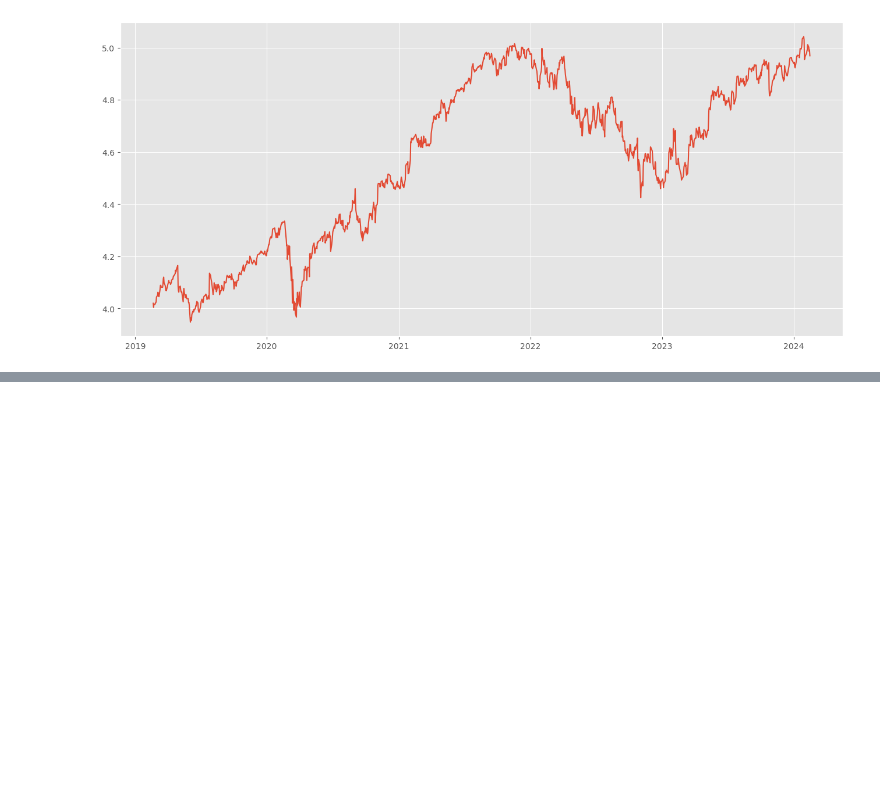
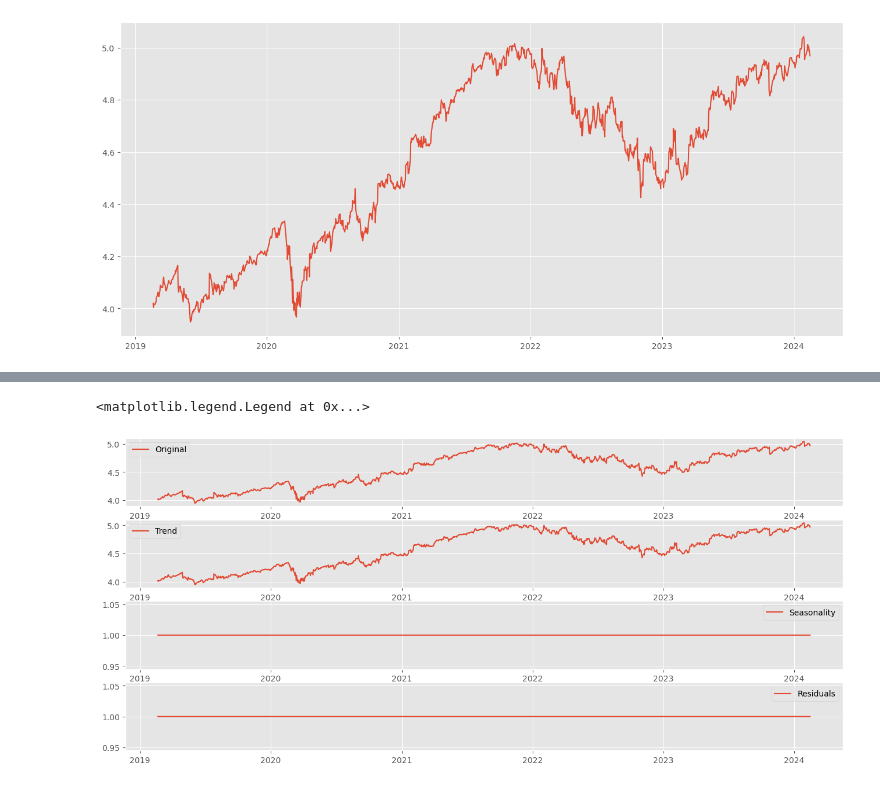
Before and after one commit to vidit1906/arima_prediction, a Jupyter notebook: eda_goog.ipynb, the cells around one changed output, grey strips where cells are left out. Cells and saved outputs as stored; diff of their text form; code cells hidden in the pictures; blank space fills up the shorter version.

```diff
--- a/eda_goog.ipynb
+++ b/eda_goog.ipynb
@@ -121,0 +135,25 @@ plt.plot(ts_log)
+# %%
+from statsmodels.tsa.seasonal import seasonal_decompose
+decomp = seasonal_decompose(ts_log, period=1, model='multiplicative')
+# %%
+trend = decomp.trend
+seasonal = decomp.seasonal
+residue = decomp.resid
+# %%
+plt.figure(figsize=(16,7))
+fig = plt.figure(1)
+plt.subplot(411)
+plt.plot(ts_log, label='Original')
+plt.legend(loc='best')
+plt.subplot(412)
+plt.plot(trend, label='Trend')
+plt.legend(loc='best')
+plt.subplot(413)
+plt.plot(seasonal,label='Seasonality')
+plt.legend(loc='best')
+plt.subplot(414)
+plt.plot(residue, label='Residuals')
+plt.legend(loc='best')
+# %% [output]
+<matplotlib.legend.Legend at 0x...>
+[figure, added]
```
Also changed, not shown: parts of 22 cells of this notebook.
